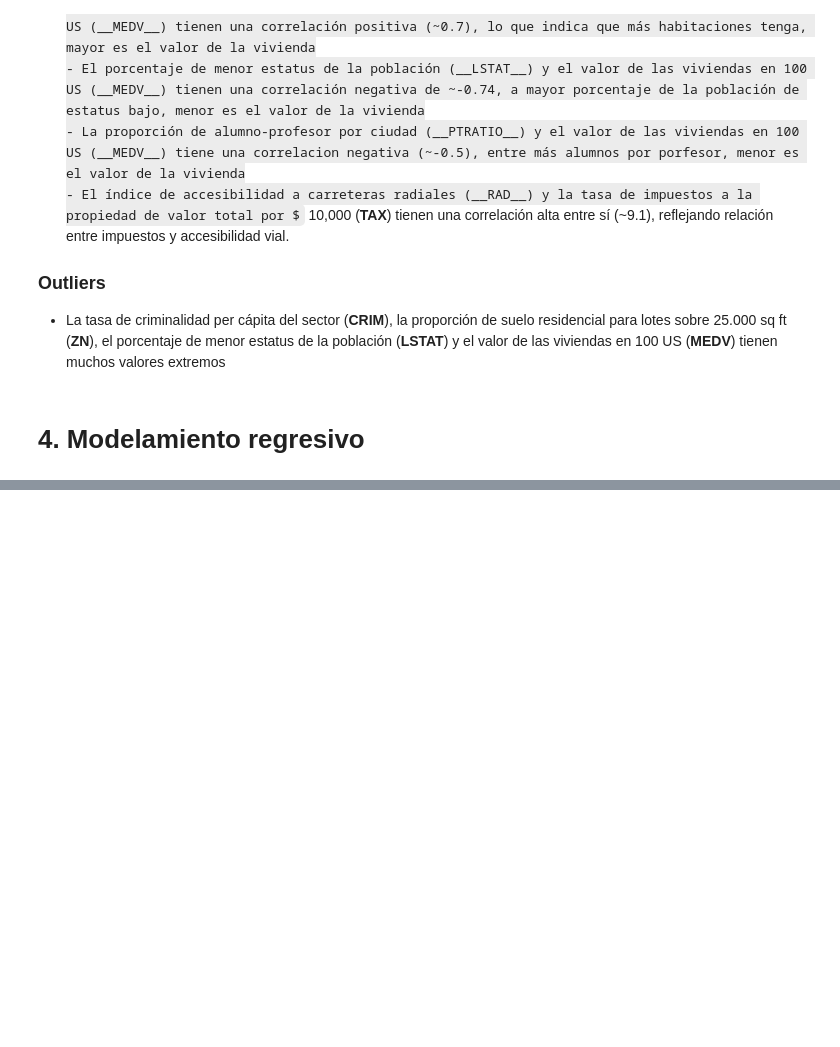
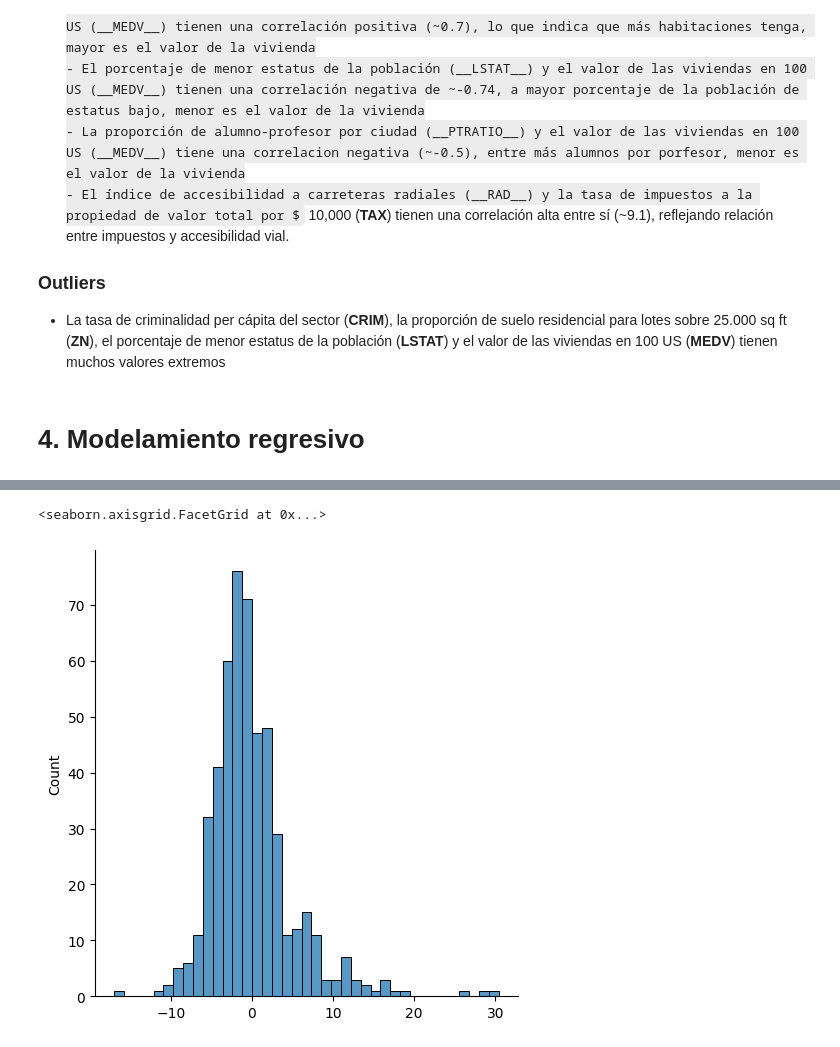
Before and after one commit to r2847txt/DataAnalysisSence2025, a Jupyter notebook: 3_AnalisisExploratorioProgramacionEstadistica/EvaluacionModulo/PreciosPropiedades-CaludioCarrillo.ipynb, the cells around one changed output, grey strips where cells are left out. Drawn from its saved outputs; the diff is of its cells as text; code cells hidden in the pictures; some formulas as TeX source; blank space fills up the shorter version.

```diff
--- a/3_AnalisisExploratorioProgramacionEstadistica/EvaluacionModulo/PreciosPropiedades-CaludioCarrillo.ipynb
+++ b/3_AnalisisExploratorioProgramacionEstadistica/EvaluacionModulo/PreciosPropiedades-CaludioCarrillo.ipynb
@@ -180,0 +237,5 @@ KeyError: "['MDEV'] not found in axis"
+# %%
+sns.displot(y_true-y_pred)
+# %% [output]
+<seaborn.axisgrid.FacetGrid at 0x...>
+[figure, added]
```
Also changed, not shown: parts of 6 cells of this notebook.
